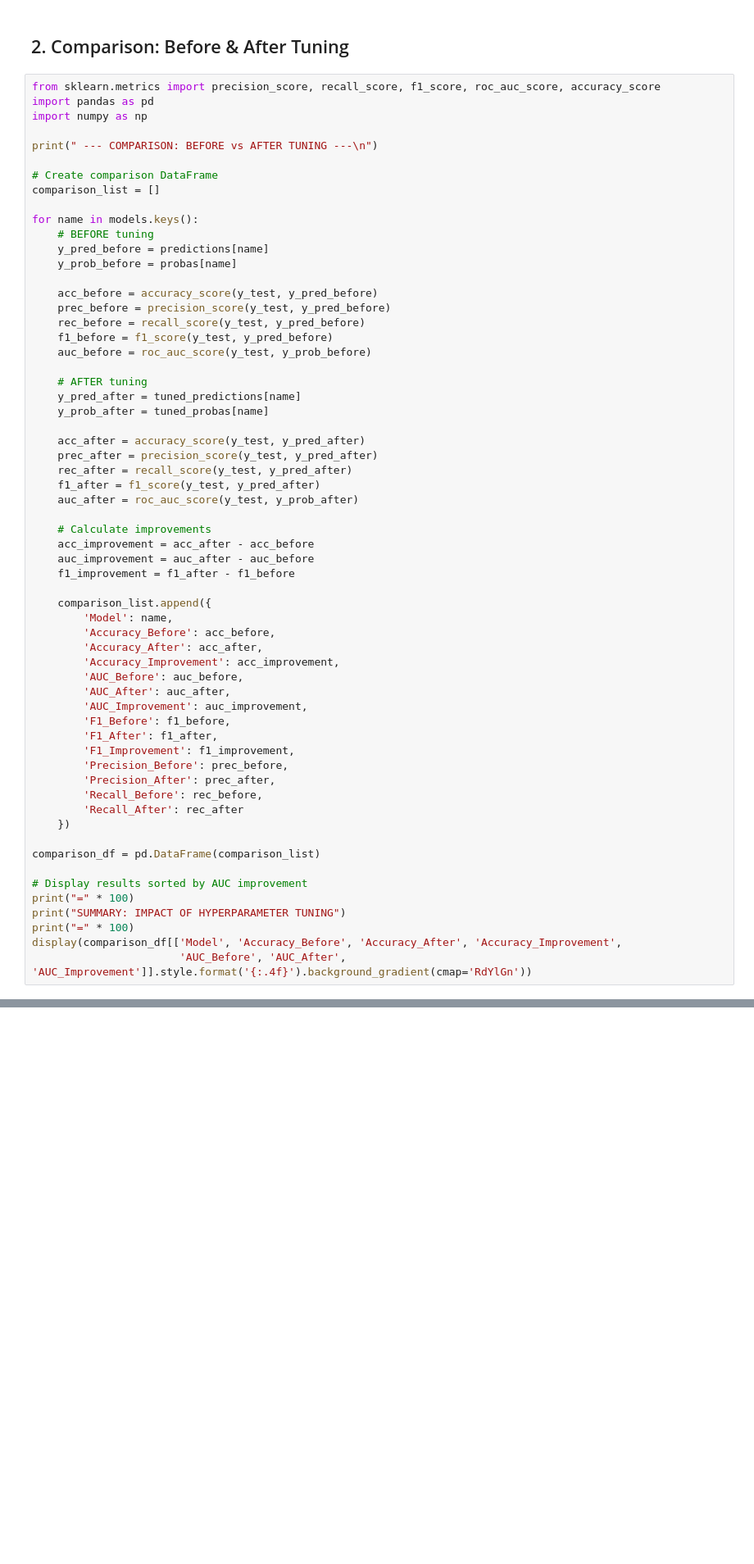
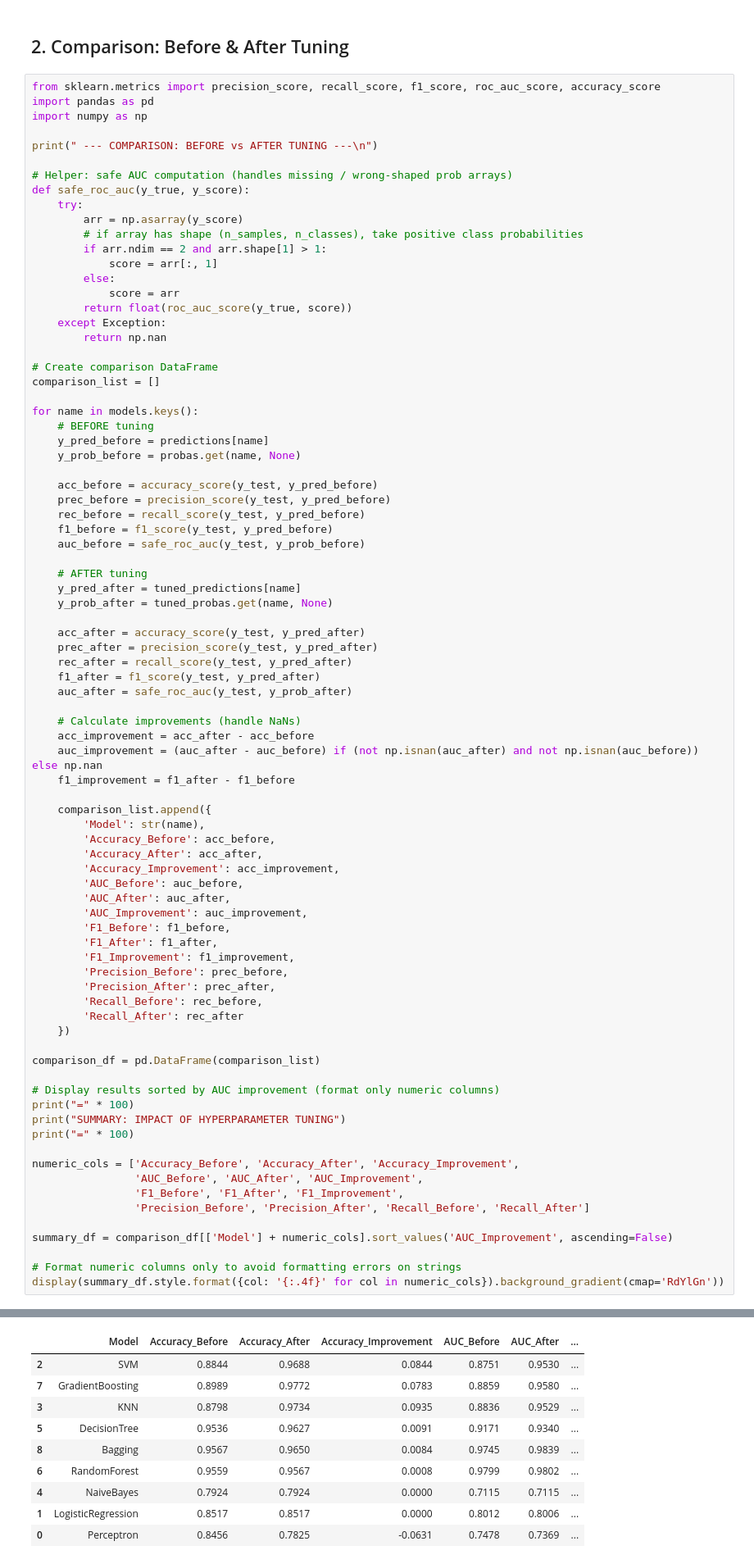
Before and after one commit to unitealfa/algo-de-pr-diction, a Jupyter notebook: HumanForYou_attrition_analysis.ipynb, the cells around one changed output, grey strips where cells are left out. Shown at 82% size. Drawn from its saved outputs; the diff is of its cells as text; blank space fills up the shorter version.

```diff
--- a/HumanForYou_attrition_analysis.ipynb
+++ b/HumanForYou_attrition_analysis.ipynb
@@ -2547,37 +2576,50 @@ import numpy as np
 
 print(" --- COMPARISON: BEFORE vs AFTER TUNING ---\n")
 
+# Helper: safe AUC computation (handles missing / wrong-shaped prob arrays)
+def safe_roc_auc(y_true, y_score):
+    try:
+        arr = np.asarray(y_score)
+        # if array has shape (n_samples, n_classes), take positive class probabilities
+        if arr.ndim == 2 and arr.shape[1] > 1:
+            score = arr[:, 1]
+        else:
+            score = arr
+        return float(roc_auc_score(y_true, score))
+    except Exception:
+        return np.nan
+
 # Create comparison DataFrame
 comparison_list = []
 
 for name in models.keys():
     # BEFORE tuning
     y_pred_before = predictions[name]
-    y_prob_before = probas[name]
+    y_prob_before = probas.get(name, None)
 
     acc_before = accuracy_score(y_test, y_pred_before)
     prec_before = precision_score(y_test, y_pred_before)
     rec_before = recall_score(y_test, y_pred_before)
     f1_before = f1_score(y_test, y_pred_before)
-    auc_before = roc_auc_score(y_test, y_prob_before)
+    auc_before = safe_roc_auc(y_test, y_prob_before)
 
     # AFTER tuning
     y_pred_after = tuned_predictions[name]
-    y_prob_after = tuned_probas[name]
+    y_prob_after = tuned_probas.get(name, None)
 
     acc_after = accuracy_score(y_test, y_pred_after)
     prec_after = precision_score(y_test, y_pred_after)
     rec_after = recall_score(y_test, y_pred_after)
     f1_after = f1_score(y_test, y_pred_after)
-    auc_after = roc_auc_score(y_test, y_prob_after)
+    auc_after = safe_roc_auc(y_test, y_prob_after)
 
-    # Calculate improvements
+    # Calculate improvements (handle NaNs)
     acc_improvement = acc_after - acc_before
-    auc_improvement = auc_after - auc_before
+    auc_improvement = (auc_after - auc_before) if (not np.isnan(auc_after) and not np.isnan(auc_before)) else np.nan
     f1_improvement = f1_after - f1_before
 
     comparison_list.append({
-        'Model': name,
+        'Model': str(name),
         'Accuracy_Before': acc_before,
         'Accuracy_After': acc_after,
         'Accuracy_Improvement': acc_improvement,
@@ -2595,12 +2637,20 @@ for name in models.keys():
 
 comparison_df = pd.DataFrame(comparison_list)
 
-# Display results sorted by AUC improvement
+# Display results sorted by AUC improvement (format only numeric columns)
 print("=" * 100)
 print("SUMMARY: IMPACT OF HYPERPARAMETER TUNING")
 print("=" * 100)
-display(comparison_df[['Model', 'Accuracy_Before', 'Accuracy_After', 'Accuracy_Improvement',
-                       'AUC_Before', 'AUC_After', 'AUC_Improvement']].style.format('{:.4f}').background_gradient(cmap='RdYlGn'))
+
+numeric_cols = ['Accuracy_Before', 'Accuracy_After', 'Accuracy_Improvement',
+                'AUC_Before', 'AUC_After', 'AUC_Improvement',
+                'F1_Before', 'F1_After', 'F1_Improvement',
+                'Precision_Before', 'Precision_After', 'Recall_Before', 'Recall_After']
+
+summary_df = comparison_df[['Model'] + numeric_cols].sort_values('AUC_Improvement', ascending=False)
+
+# Format numeric columns only to avoid formatting errors on strings
+display(summary_df.style.format({col: '{:.4f}' for col in numeric_cols}).background_gradient(cmap='RdYlGn'))
 # %% [output]
  --- COMPARISON: BEFORE vs AFTER TUNING ---
 
@@ -2612,3 +2660,13 @@ ValueError: Unknown format code 'f' for object of type 'str'
+|  | Model | Accuracy_Before | Accuracy_After | Accuracy_Improvement | AUC_Before | AUC_After | ... |
+| 2 | SVM | 0.8844 | 0.9688 | 0.0844 | 0.8751 | 0.9530 | ... |
+| 7 | GradientBoosting | 0.8989 | 0.9772 | 0.0783 | 0.8859 | 0.9580 | ... |
+| 3 | KNN | 0.8798 | 0.9734 | 0.0935 | 0.8836 | 0.9529 | ... |
+| 5 | DecisionTree | 0.9536 | 0.9627 | 0.0091 | 0.9171 | 0.9340 | ... |
+| 8 | Bagging | 0.9567 | 0.9650 | 0.0084 | 0.9745 | 0.9839 | ... |
+| 6 | RandomForest | 0.9559 | 0.9567 | 0.0008 | 0.9799 | 0.9802 | ... |
+| 4 | NaiveBayes | 0.7924 | 0.7924 | 0.0000 | 0.7115 | 0.7115 | ... |
+| 1 | LogisticRegression | 0.8517 | 0.8517 | 0.0000 | 0.8012 | 0.8006 | ... |
+| 0 | Perceptron | 0.8456 | 0.7825 | -0.0631 | 0.7478 | 0.7369 | ... |
 # %%
 print("\n" + "=" * 100)
 print("DETAILED METRICS COMPARISON")
```
Also changed, not shown: parts of 3 cells of this notebook, 4 other files.
